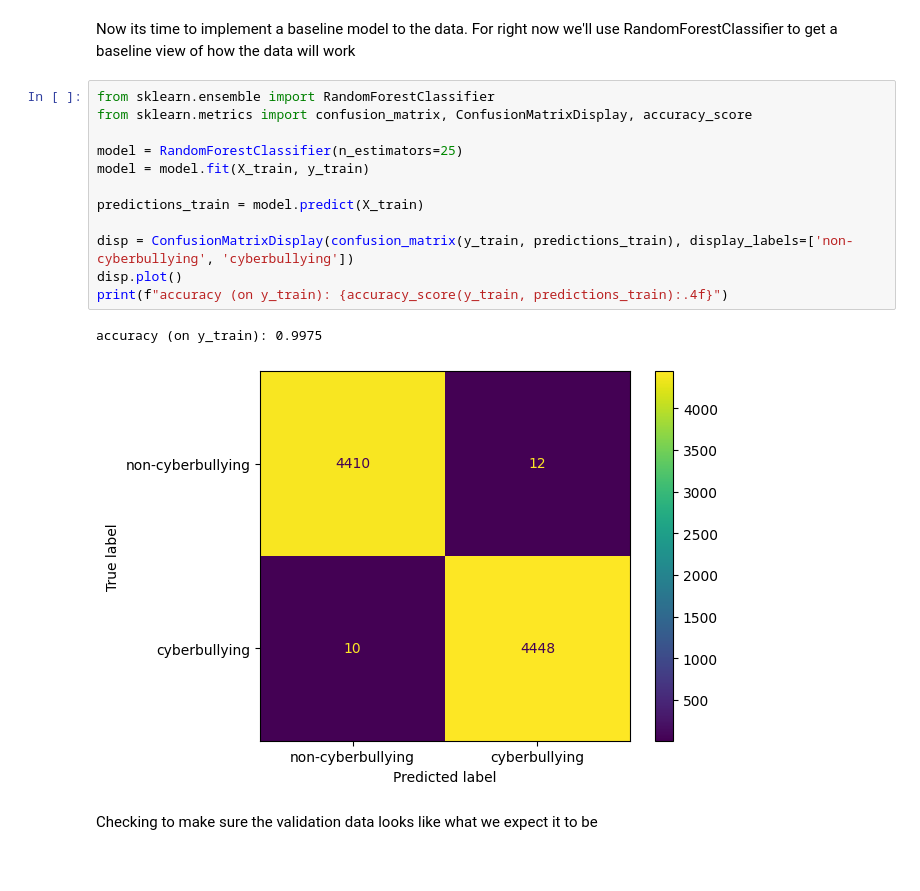
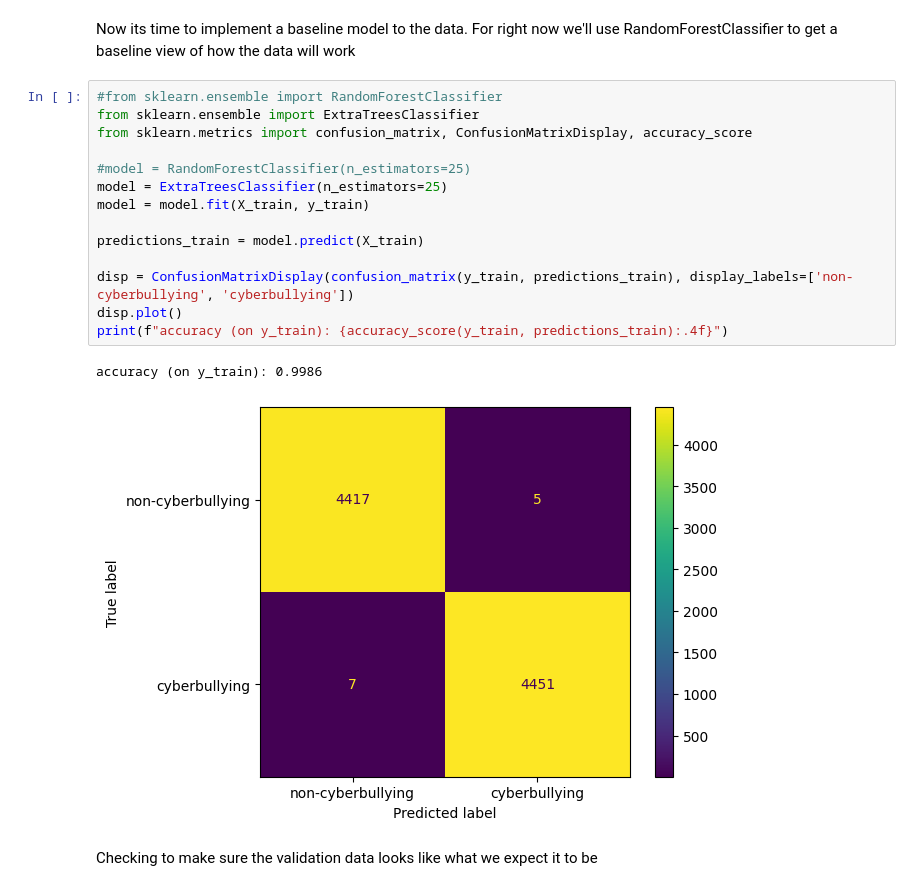
Before and after one commit to Matthew-Bustamante/CS39AA-Project-Cyberbullying, a Jupyter notebook: project_part2.ipynb, the cells around one changed output. Drawn from its saved outputs; the diff is of its cells as text.

Commit message:
switched to ExtraTreesModel and got a slightly better accuracy

```diff
--- a/project_part2.ipynb
+++ b/project_part2.ipynb
@@ -62,20 +62,22 @@ numpy.ndarray
 # %% [markdown]
 Now its time to implement a baseline model to the data.  For right now we'll use RandomForestClassifier to get a baseline view of how the data will work
 # %%
-from sklearn.ensemble import RandomForestClassifier
+#from sklearn.ensemble import RandomForestClassifier
+from sklearn.ensemble import ExtraTreesClassifier
 from sklearn.metrics import confusion_matrix, ConfusionMatrixDisplay, accuracy_score
 
-model = RandomForestClassifier(n_estimators=25)
+#model = RandomForestClassifier(n_estimators=25)
+model = ExtraTreesClassifier(n_estimators=25)
 model = model.fit(X_train, y_train)
 
 predictions_train = model.predict(X_train)
 
 disp = ConfusionMatrixDisplay(confusion_matrix(y_train, predictions_train), display_labels=['non-cyberbullying', 'cyberbullying'])
 disp.plot()
 print(f"accuracy (on y_train): {accuracy_score(y_train, predictions_train):.4f}")
 # %% [output]
-accuracy (on y_train): 0.9975
+accuracy (on y_train): 0.9986
-[figure, old version]
+[figure, new version]
 # %% [markdown]
 Checking to make sure the validation data looks like what we expect it to be
 # %%
```
Also changed, not shown: parts of 5 cells of this notebook.
